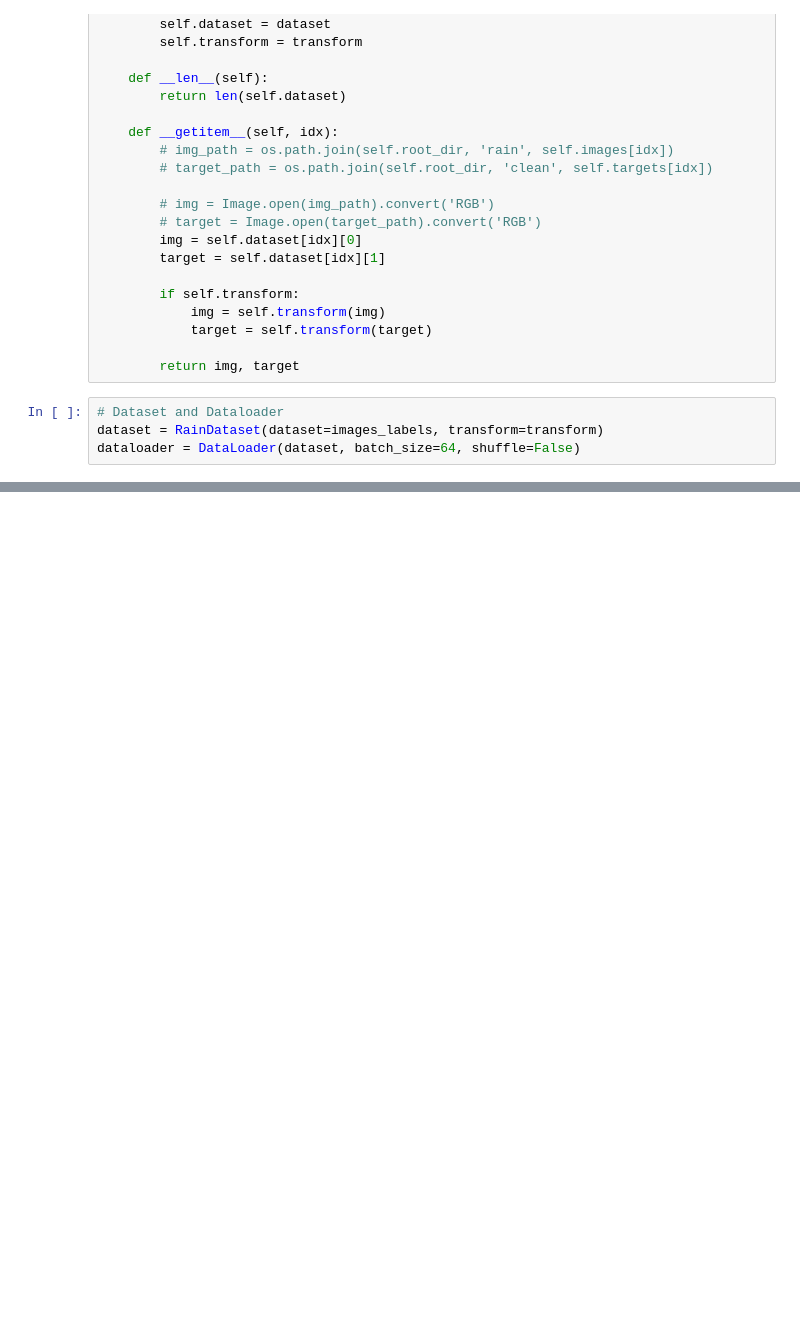
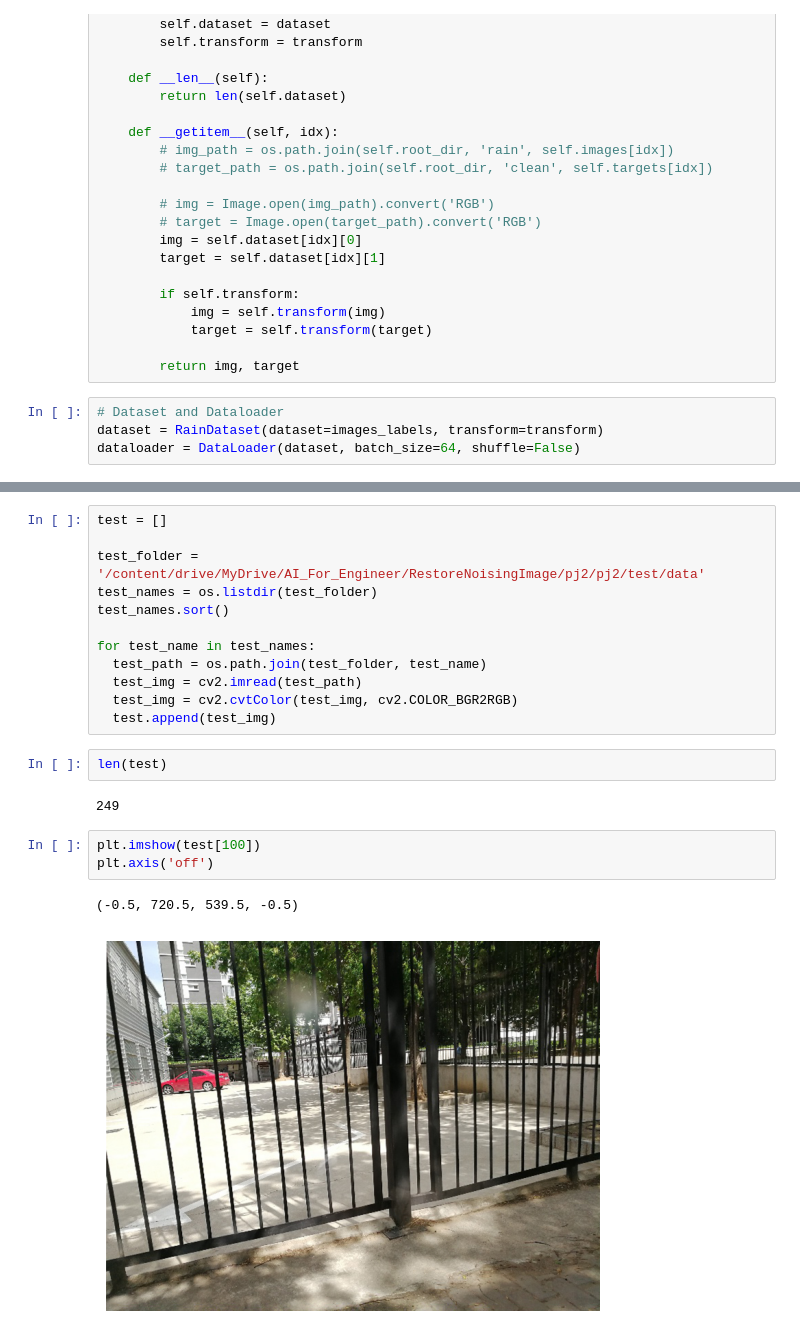
Before and after one commit to TranTungDuong1611/Image-De-raining, a Jupyter notebook: model.ipynb, the cells around one changed output, grey strips where cells are left out. Cells and saved outputs as stored; diff of their text form; blank space fills up the shorter version.

```diff
--- a/model.ipynb
+++ b/model.ipynb
@@ -280,0 +341,22 @@ OutOfMemoryError: CUDA out of memory. Tried to allocate 256.00 MiB. GPU 0 has a
+# %%
+test = []
+
+test_folder = '/content/drive/MyDrive/AI_For_Engineer/RestoreNoisingImage/pj2/pj2/test/data'
+test_names = os.listdir(test_folder)
+test_names.sort()
+
+for test_name in test_names:
+  test_path = os.path.join(test_folder, test_name)
+  test_img = cv2.imread(test_path)
+  test_img = cv2.cvtColor(test_img, cv2.COLOR_BGR2RGB)
+  test.append(test_img)
+# %%
+len(test)
+# %% [output]
+249
+# %%
+plt.imshow(test[100])
+plt.axis('off')
+# %% [output]
+(-0.5, 720.5, 539.5, -0.5)
+[figure, added]
```
Also changed, not shown: parts of 9 cells of this notebook.
